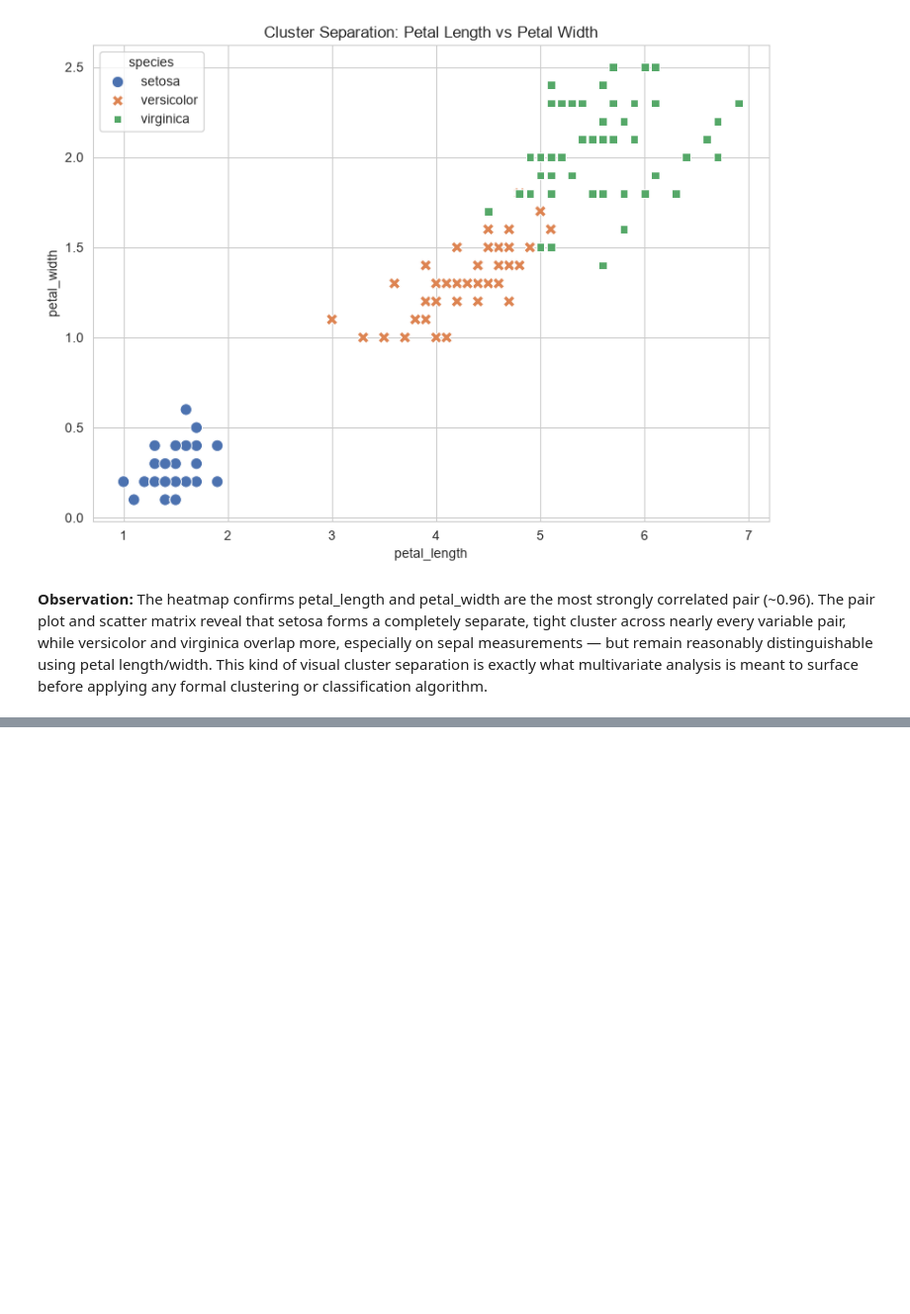
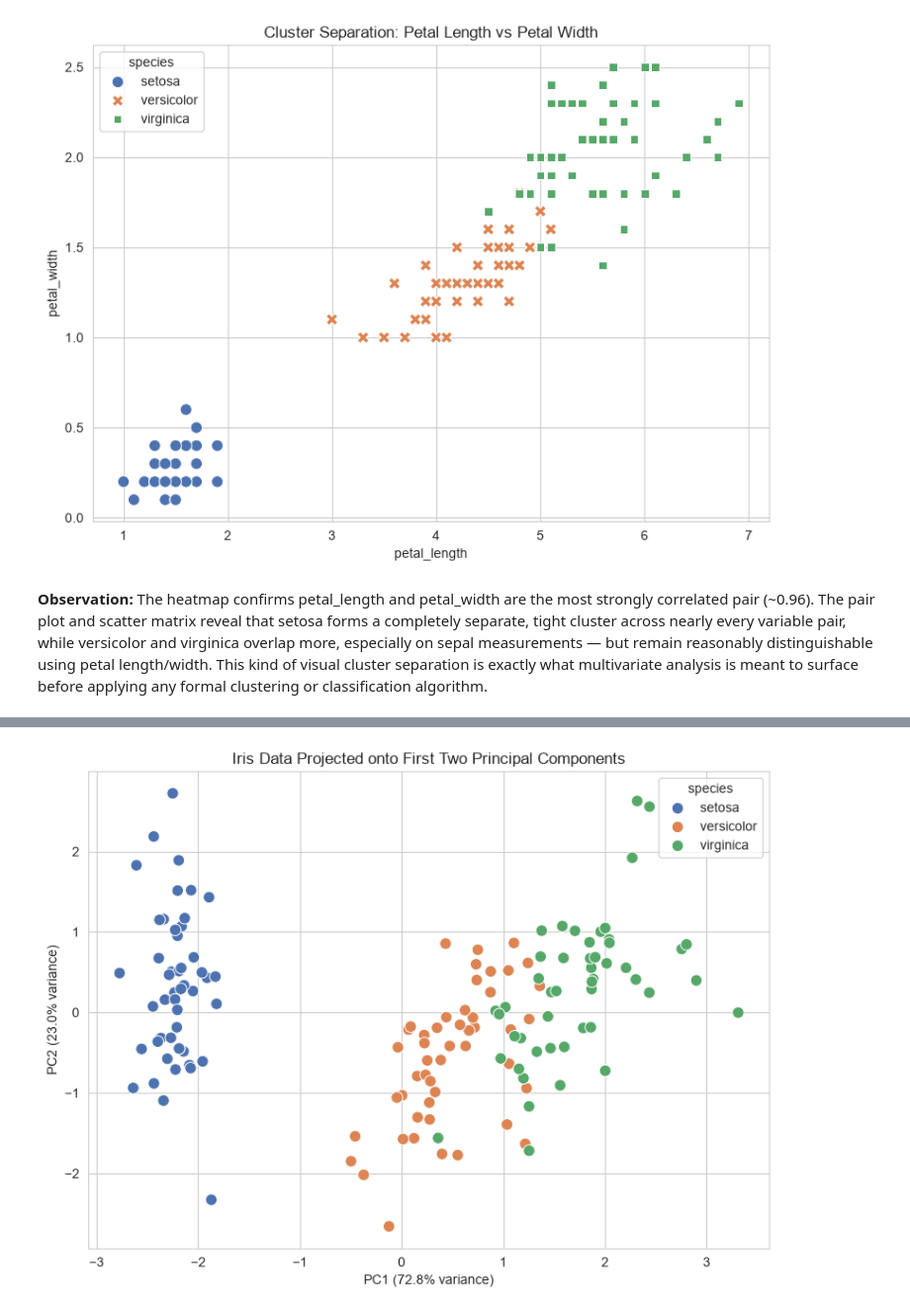
Before and after one commit to nikitha-d1323/data-analysis-mini-projects, a Jupyter notebook: unit2-iris-multivariate/notebooks/Iris_Multivariate_Unit2.ipynb, the cells around one changed output, grey strips where cells are left out. Shown at 99% size. Saved outputs shown, nothing was run; the diff lists cells and outputs as text; code cells hidden in the pictures; blank space fills up the shorter version.

```diff
--- a/unit2-iris-multivariate/notebooks/Iris_Multivariate_Unit2.ipynb
+++ b/unit2-iris-multivariate/notebooks/Iris_Multivariate_Unit2.ipynb
@@ -173,0 +228,11 @@ clustering or classification algorithm.
+# %%
+plt.figure(figsize=(8, 6))
+sns.scatterplot(data=pca_df, x="PC1", y="PC2", hue="species", palette="deep", s=80)
+plt.title("Iris Data Projected onto First Two Principal Components")
+plt.xlabel(f"PC1 ({explained_var[0]:.1f}% variance)")
+plt.ylabel(f"PC2 ({explained_var[1]:.1f}% variance)")
+plt.tight_layout()
+plt.savefig("../outputs/day4_pca_scatter.png", dpi=120)
+plt.show()
+# %% [output]
+[figure, added]
```
Also changed, not shown: parts of 6 cells of this notebook, 2 other files.
